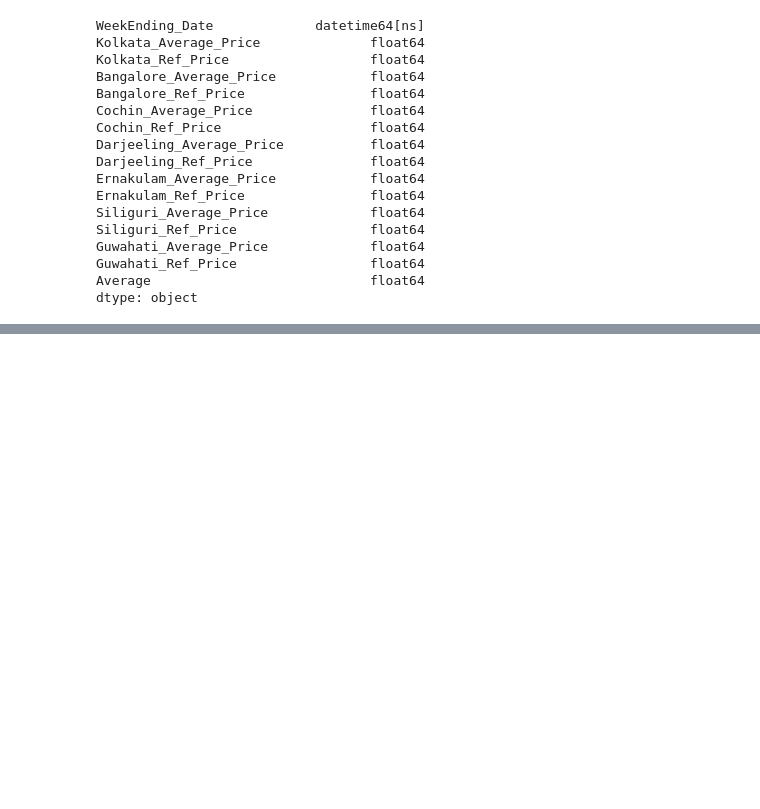
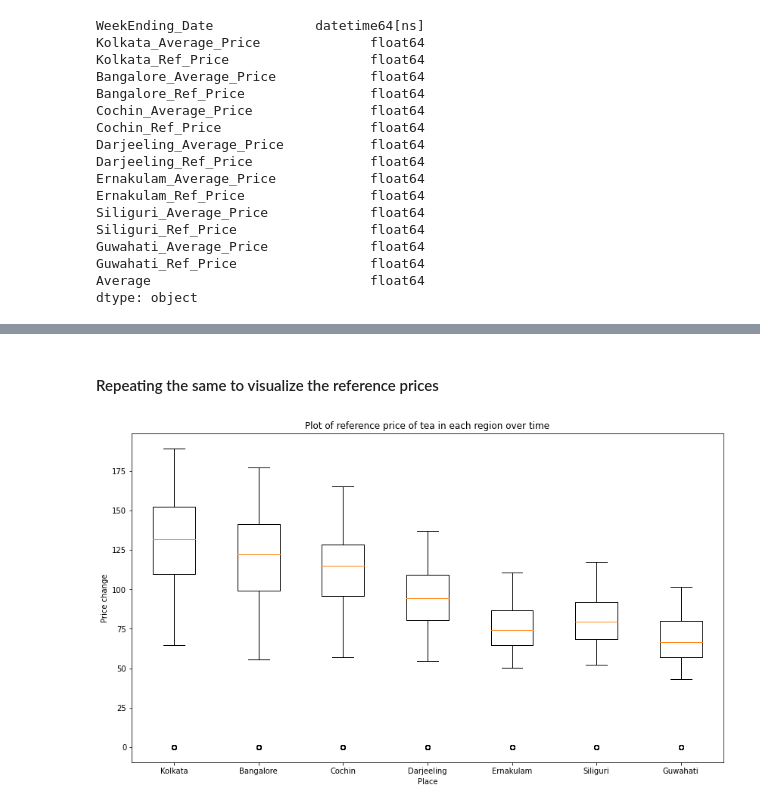
Before and after one commit to Abhijith-Nagarajan/Machine-Learning-Training, a Jupyter notebook: Time Series/Tea_Average_Price_Prediction.ipynb, the cells around one changed output, grey strips where cells are left out. Drawn from its saved outputs; the diff is of its cells as text; code cells hidden in the pictures; blank space fills up the shorter version.

```diff
--- a/Time Series/Tea_Average_Price_Prediction.ipynb
+++ b/Time Series/Tea_Average_Price_Prediction.ipynb
@@ -204,0 +208,12 @@ dtype: object
+# %% [markdown]
+#### Repeating the same to visualize the reference prices
+# %%
+plt.figure(figsize=(14,8))
+plt.ylabel("Price change")
+plt.xlabel("Place")
+plt.boxplot([tea_df['Kolkata_Ref_Price'],tea_df['Bangalore_Ref_Price'],tea_df['Cochin_Ref_Price'],tea_df['Darjeeling_Ref_Price'],tea_df['Ernakulam_Ref_Price'],tea_df['Siliguri_Ref_Price'],tea_df['Guwahati_Ref_Price']])
+plt.title("Plot of reference price of tea in each region over time")
+plt.xticks(ticks=[1,2,3,4,5,6,7],labels = ['Kolkata','Bangalore','Cochin','Darjeeling','Ernakulam','Siliguri','Guwahati'])
+plt.show()
+# %% [output]
+[figure, added]
```
Also changed, not shown: parts of 20 cells of this notebook.
